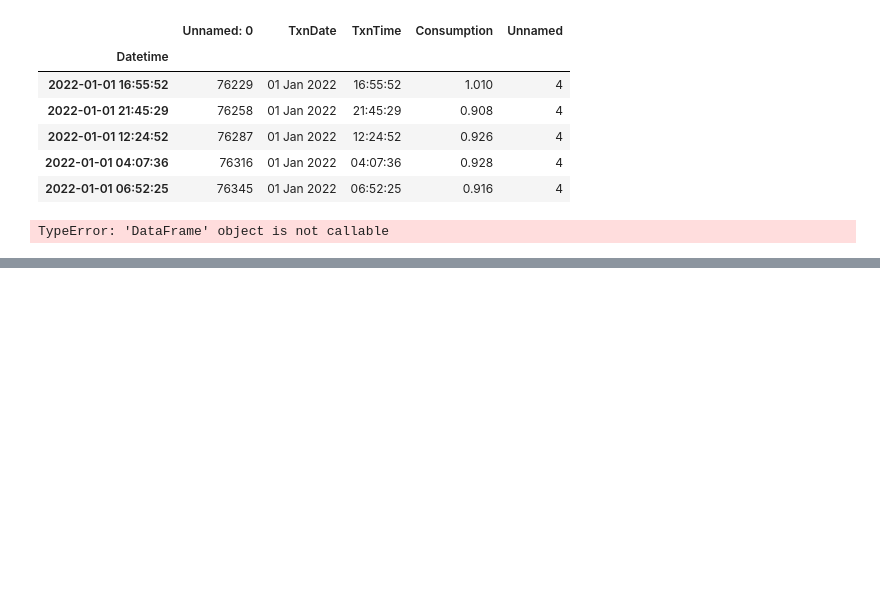
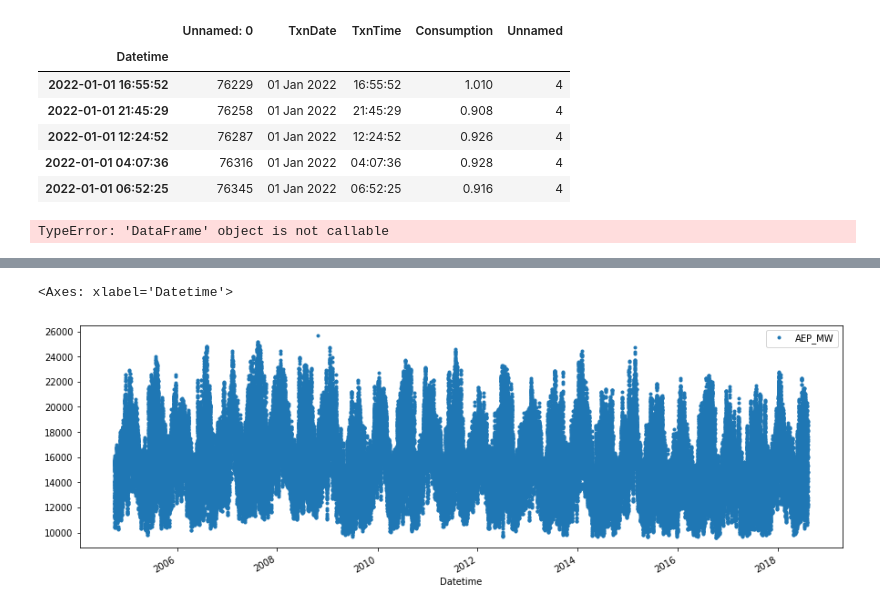
Before and after one commit to imeshGu/SmartLectureRoom, a Jupyter notebook: TimeSeries/ProcessingModel.ipynb, the cells around one changed output, grey strips where cells are left out. Drawn from its saved outputs; the diff is of its cells as text; code cells hidden in the pictures; blank space fills up the shorter version.

```diff
--- a/TimeSeries/ProcessingModel.ipynb
+++ b/TimeSeries/ProcessingModel.ipynb
@@ -170,0 +175,3 @@ int
+# %%
+df = pd.read_csv('AEP_hourly.csv\AEP_hourly.csv')
+df.head()
@@ -170,0 +194,4 @@ int
+# %%
+df['Datetime'] = pd.to_datetime(df['Datetime'])
+df.set_index('Datetime')
+df.index = pd.to_datetime(df.index)
@@ -170,0 +229,5 @@ int
+# %%
+df.plot(x='Datetime',y='AEP_MW',style='.',figsize=(15,5))
+# %% [output]
+<Axes: xlabel='Datetime'>
+[figure, added]
```
Also changed, not shown: parts of 37 cells of this notebook, 2 other files.
